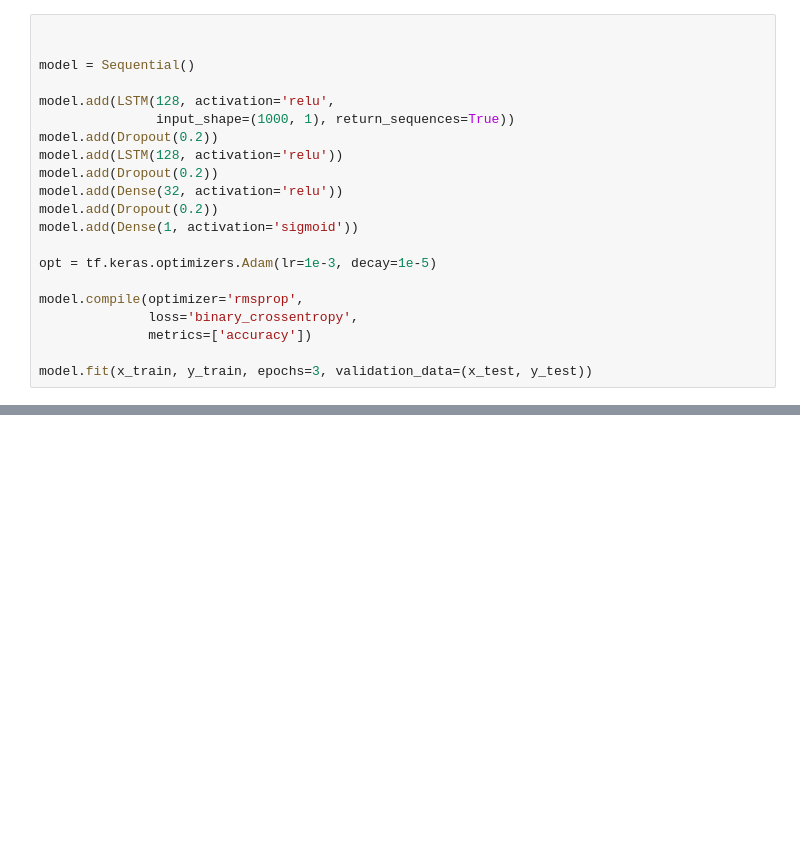
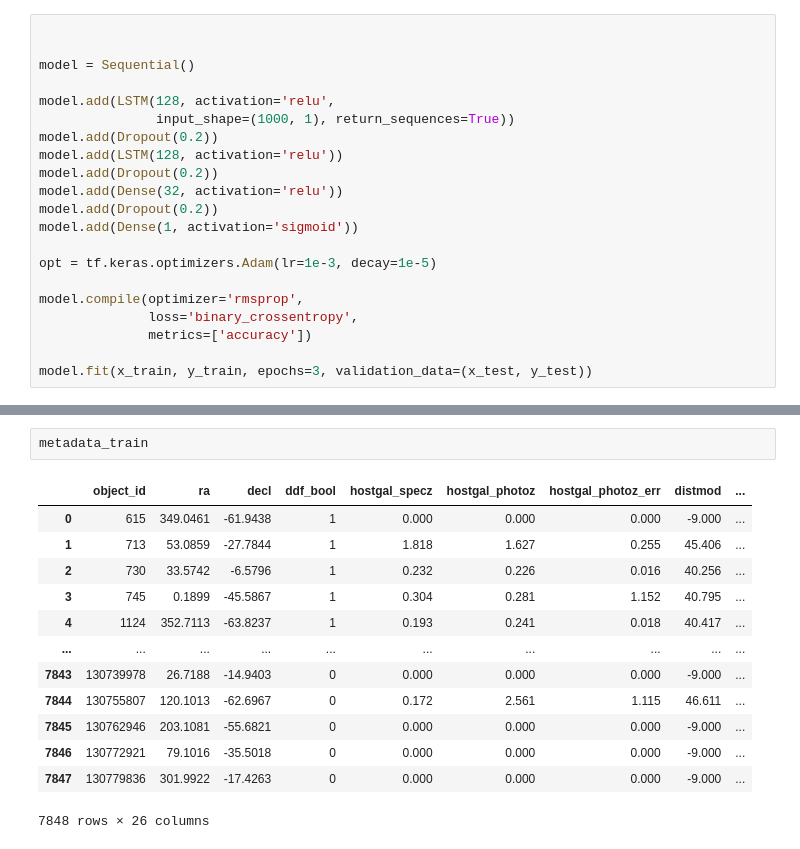
Before and after one commit to MarcoBarroca/VI_EAFEXP_Proj3, a Jupyter notebook: projetos/Rafael.ipynb, the cells around one changed output, grey strips where cells are left out. Drawn from its saved outputs; the diff is of its cells as text; blank space fills up the shorter version.

```diff
--- a/projetos/Rafael.ipynb
+++ b/projetos/Rafael.ipynb
@@ -236,0 +327,16 @@ model.fit(x_train, y_train, epochs=3, validation_data=(x_test, y_test))
+# %%
+metadata_train
+# %% [output]
+|  | object_id | ra | decl | ddf_bool | hostgal_specz | hostgal_photoz | hostgal_photoz_err | distmod | ... |
+| 0 | 615 | 349.0461 | -61.9438 | 1 | 0.000 | 0.000 | 0.000 | -9.000 | ... |
+| 1 | 713 | 53.0859 | -27.7844 | 1 | 1.818 | 1.627 | 0.255 | 45.406 | ... |
+| 2 | 730 | 33.5742 | -6.5796 | 1 | 0.232 | 0.226 | 0.016 | 40.256 | ... |
+| 3 | 745 | 0.1899 | -45.5867 | 1 | 0.304 | 0.281 | 1.152 | 40.795 | ... |
+| 4 | 1124 | 352.7113 | -63.8237 | 1 | 0.193 | 0.241 | 0.018 | 40.417 | ... |
+| ... | ... | ... | ... | ... | ... | ... | ... | ... | ... |
+| 7843 | 130739978 | 26.7188 | -14.9403 | 0 | 0.000 | 0.000 | 0.000 | -9.000 | ... |
+| 7844 | 130755807 | 120.1013 | -62.6967 | 0 | 0.172 | 2.561 | 1.115 | 46.611 | ... |
+| 7845 | 130762946 | 203.1081 | -55.6821 | 0 | 0.000 | 0.000 | 0.000 | -9.000 | ... |
+| 7846 | 130772921 | 79.1016 | -35.5018 | 0 | 0.000 | 0.000 | 0.000 | -9.000 | ... |
+| 7847 | 130779836 | 301.9922 | -17.4263 | 0 | 0.000 | 0.000 | 0.000 | -9.000 | ... |
+7848 rows × 26 columns
```
Also changed, not shown: parts of 21 cells of this notebook.
